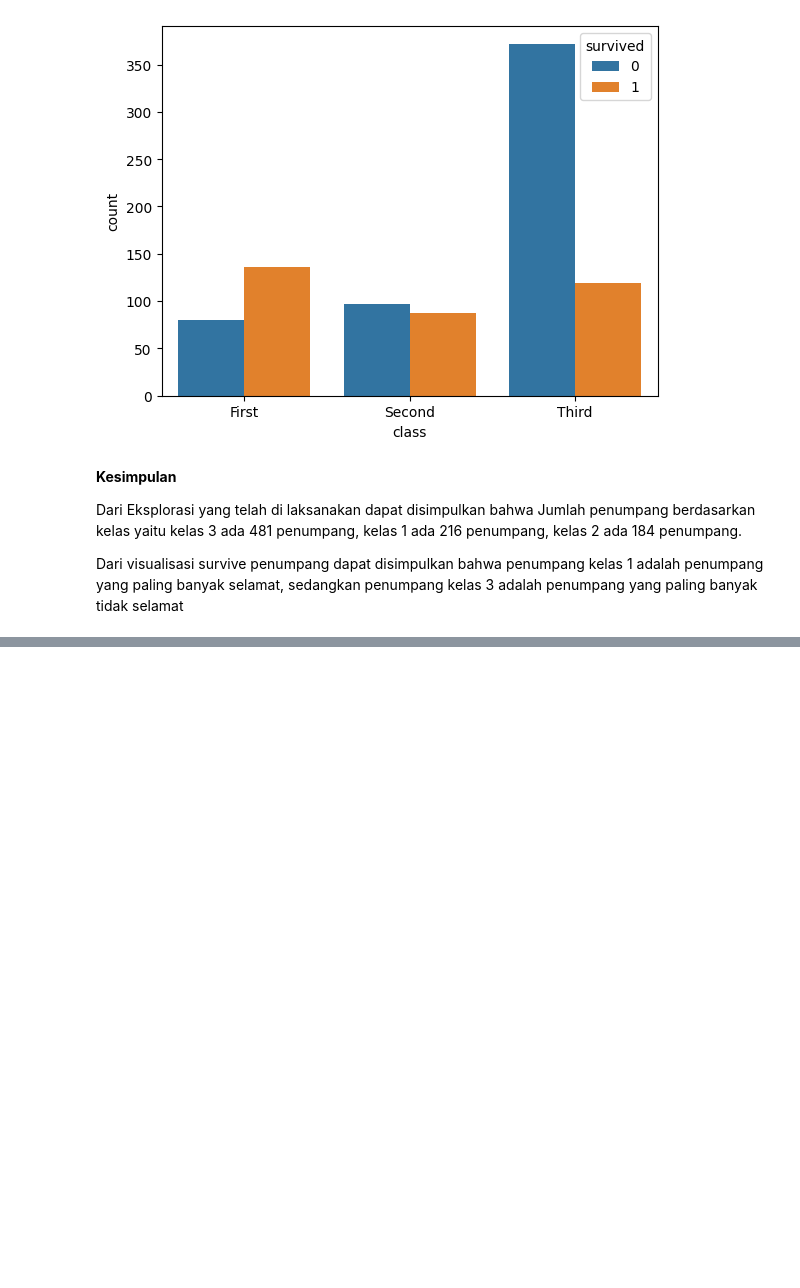
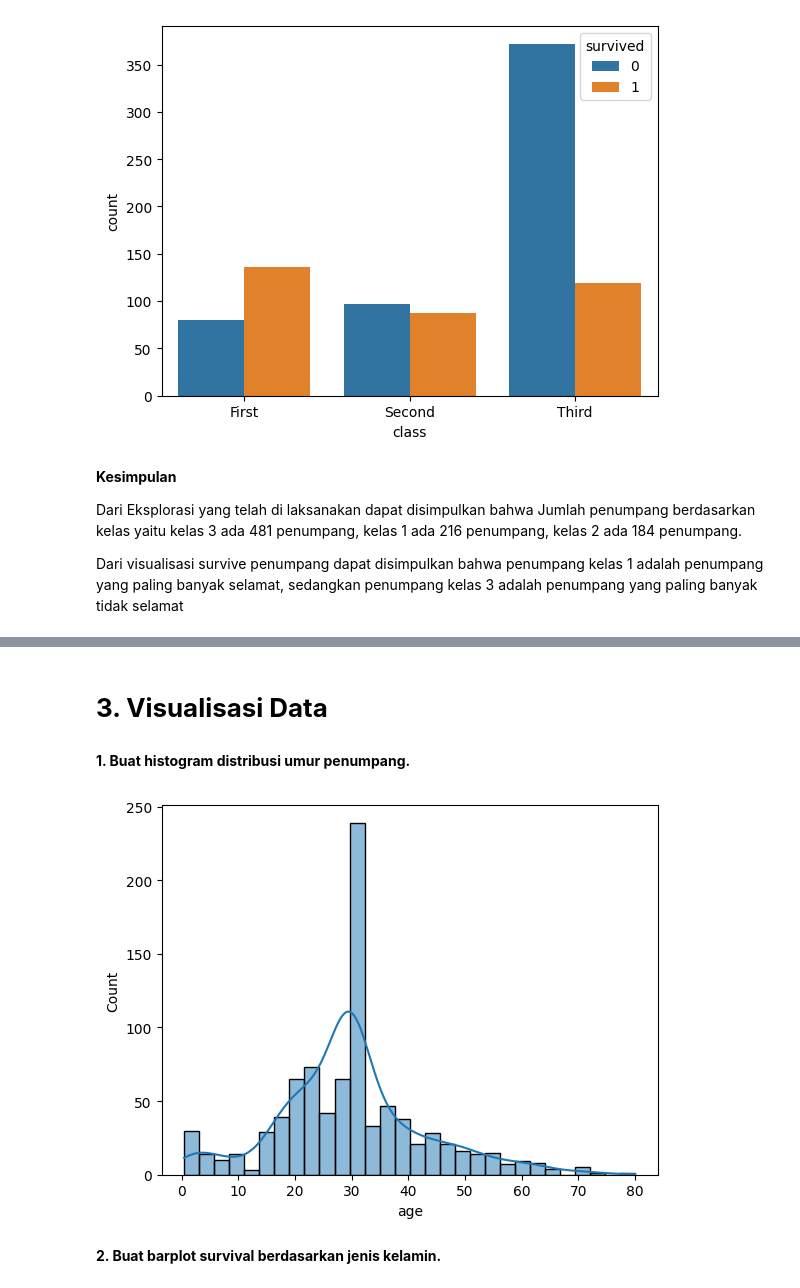
Before and after one commit to WahyuKhairi06/BigData_2311531009_Wahyu-Khairi, a Jupyter notebook: Praktikum 1/praktikum_bigdata_pertemuan1.ipynb, the cells around one changed output, grey strips where cells are left out. Cells and saved outputs as stored; diff of their text form; code cells hidden in the pictures; blank space fills up the shorter version.

```diff
--- a/Praktikum 1/praktikum_bigdata_pertemuan1.ipynb
+++ b/Praktikum 1/praktikum_bigdata_pertemuan1.ipynb
@@ -128,0 +139,3 @@ Dari visualisasi survive penumpang dapat disimpulkan bahwa penumpang kelas 1 ada
+# %%
+df = sns.load_dataset("titanic")
+df.head(10)
@@ -128,0 +249,9 @@ Dari visualisasi survive penumpang dapat disimpulkan bahwa penumpang kelas 1 ada
+# %%
+jumlah_usia_tidak_diketahui = df['age'].isnull().sum()
+print(f"Jumlah penumpang dengan usia tidak diketahui: {jumlah_usia_tidak_diketahui}")
+
+mean_age = df['age'].mean()
+df['age'].fillna(mean_age, inplace=True)
+
+print("\nJumlah missing values setelah pengisian:")
+print(df['age'].isnull().sum())
@@ -128,0 +269,11 @@ Dari visualisasi survive penumpang dapat disimpulkan bahwa penumpang kelas 1 ada
+# %% [markdown]
+# **3. Visualisasi Data**
+# %% [markdown]
+**1. Buat histogram distribusi umur penumpang.**
+# %%
+sns.histplot(df['age'], kde=True)
+plt.show()
+# %% [output]
+[figure, added]
+# %% [markdown]
+**2. Buat barplot survival berdasarkan jenis kelamin.**
```
Also changed, not shown: parts of 26 cells of this notebook.
